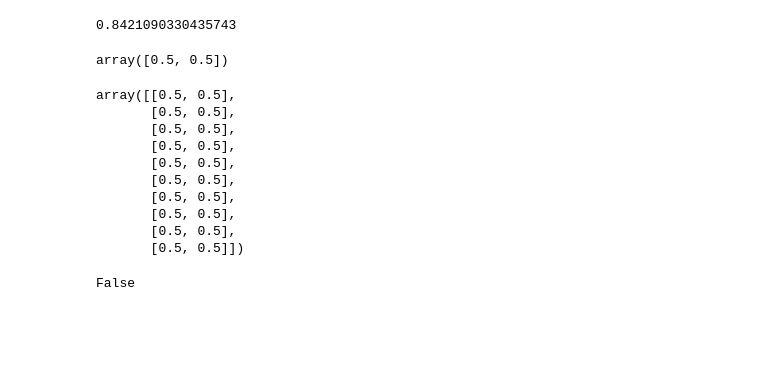
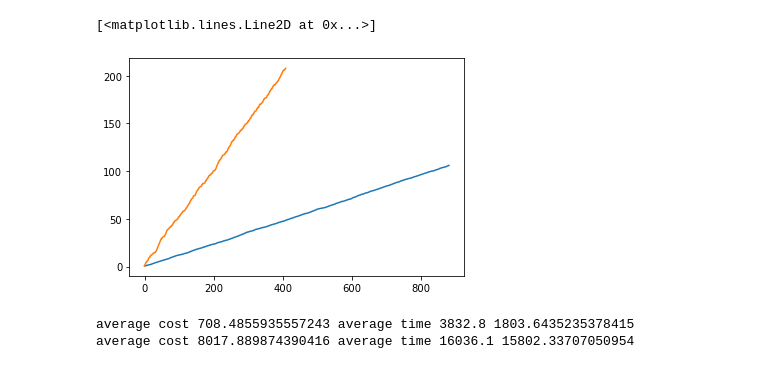
Before and after one commit to MaxHeuillet/partial-monitoring-algos, a Jupyter notebook: partial_monitoring/benchmark_apple_tasting_context.ipynb, the cells around one changed output. Cells and saved outputs as stored; diff of their text form; code cells hidden in the pictures; blank space fills up the shorter version.

```diff
--- a/partial_monitoring/benchmark_apple_tasting_context.ipynb
+++ b/partial_monitoring/benchmark_apple_tasting_context.ipynb
@@ -70,32 +70,39 @@ class FakeIds():
 
 class Evaluation:
 
-    def __init__(self, ground_truth, epsilon, n_labels):
+    def __init__(self, ground_truth, epsilon, n_labels, deltas , optim_action):
         self.ground_truth = ground_truth
         self.epsilon = epsilon
         self.n_labels = n_labels
+        self.deltas = deltas
+        self.optim_action = optim_action
 
     def get_feedback(self, game, action, outcome):
         return game.FeedbackMatrix[ action ][ outcome ]
 
-    def eval_policy_once(self, alg, game, context_generator, jobid,):
-
-        np.random.seed(jobid)
+    def eval_policy_once(self, alg, game, context_generator,):
 
         alg.reset()
 
         estimates_history = {}
 
         t = 0
+        queries_counter = 0
         latest_estimate = np.ones(len(self.ground_truth)) * 1000
         # print('ground truth', self.ground_truth )
         status = True
+
+        cumRegret =  []
+        # action_counter = np.zeros( (game.n_actions, self.horizon) )
+
         while status == True:
 
             outcome, context = context_generator.get_context()
+            lb =  np.argmax(context)
+            i_star = self.optim_action[lb]
             context = context.reshape((-1,1))
 
-            if t % 10000 == 0 and t>0 :
+            if t % 1000 == 0 and t>0 :
                 print(t, 'latest estimate', latest_estimate)
 
             if t>2 and alg.name == 'randcbpside':
@@ -110,12 +117,8 @@ class Evaluation:
             elif t>2 and alg.name == 'random':
                 latest_estimate = alg.weights[:,0]
 
-
             if ( abs( self.ground_truth - latest_estimate  ) <= self.epsilon ).all() :
                 status = False
-
-            # Environment chooses one outcome and one context associated to this outcome
-
 
             # policy chooses one action
             #print('t', t,  'outcome', outcome, 'context', context)
@@ -126,9 +129,18 @@ class Evaluation:
 
             alg.update(action, feedback, outcome, t, context )
 
+            #distrib = np.array( [ ground_truth[lb], 1 - ground_truth[lb] ] )
+            # regret =  game.LossMatrix[action, ] - game.LossMatrix[i_star, ] #) @ distrib
+
+            regret = self.deltas[lb][action]
+            # print(regret)
+            cumRegret.append( regret )
             t = t+1
 
-        return  t
+            # regret = self.deltas[i_star] #np.array( [ self.deltas[i_star] ).T @ action_counter
+            # regret = np.array( [ game.delta(i) for i in range(game.n_actions) ] ).T @ action_counter
+
+        return  cumRegret
 # %%
 class Random():
 
@@ -316,27 +308,21 @@ print(M)
-# %%
-np.random.normal( 0.5, 0.5 )
-# %% [output]
-0.8421090330435743
-# %%
-a = np.ones( (10,2) )
-a[0] / 2
-# %% [output]
-array([0.5, 0.5])
-# %%
-a = np.ones( (10,2) )
-b = np.ones(  10 ) * 2
-a / b[:,None]
-# %% [output]
-array([[0.5, 0.5],
-       [0.5, 0.5],
-       [0.5, 0.5],
-       [0.5, 0.5],
-       [0.5, 0.5],
-       [0.5, 0.5],
-       [0.5, 0.5],
-       [0.5, 0.5],
-       [0.5, 0.5],
-       [0.5, 0.5]])
+# %%
+plt.plot( np.cumsum(regret1 ), label = 'RandCBPside' )
+plt.plot( np.cumsum(regret2 ), label = 'Random' )
+# %% [output]
+[<matplotlib.lines.Line2D at 0x...>]
+[figure, added]
+# %%
+max1 = [ np.cumsum(regrets1[i])[-1] for i in range(len(regrets1)) ]
+max2 = [ np.cumsum(regrets2[i])[-1] for i in range(len(regrets2)) ]
+
+time1 = [ len(regrets1[i]) for i in range(len(regrets1)) ]
+time2 = [ len(regrets2[i]) for i in range(len(regrets2)) ]
+
+print('average cost', np.mean(max1), 'average time', np.mean(time1), np.std(time1) )
+print('average cost', np.mean(max2), 'average time',  np.mean(time2), np.std(time2) )
+# %% [output]
+average cost 708.4855935557243 average time 3832.8 1803.6435235378415
+average cost 8017.889874390416 average time 16036.1 15802.33707050954
 # %%
 import pandas as pd
 
@@ -368,10 +354,6 @@ fig.update_layout(yaxis_range=[-0.1,1])
 
 fig.show(legend=True)
 # fig.write_image("./estimates_imbalanced.png")
-# %%
-( abs( final_probas - estimates_history[8000] ) <= 0.025 ).all()
-# %% [output]
-False
 # %%
 import gzip
 import pickle as pkl
```
Also changed, not shown: parts of 3 cells of this notebook, 5 other files.
